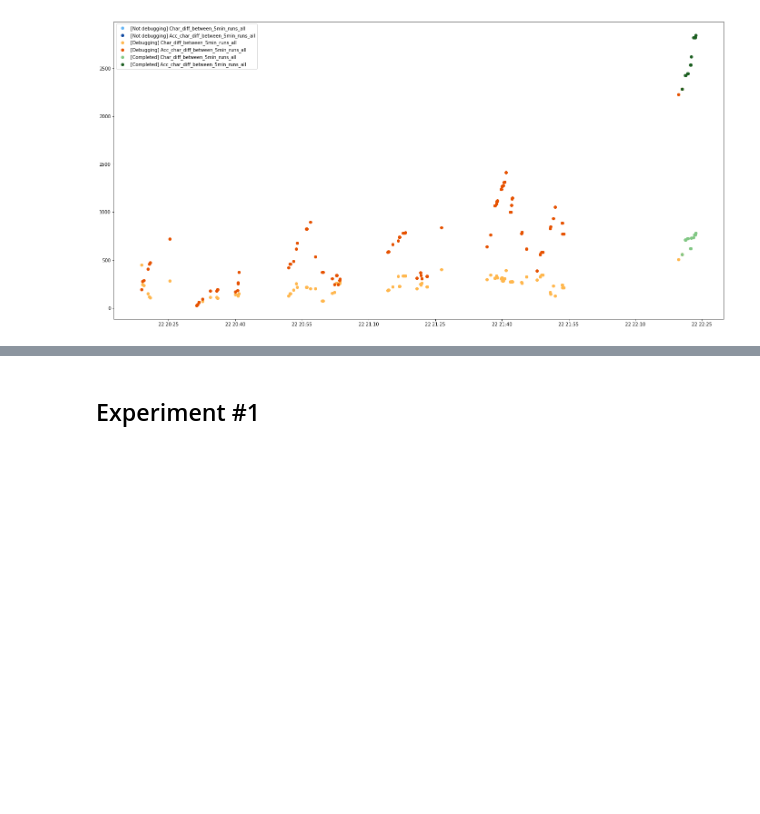
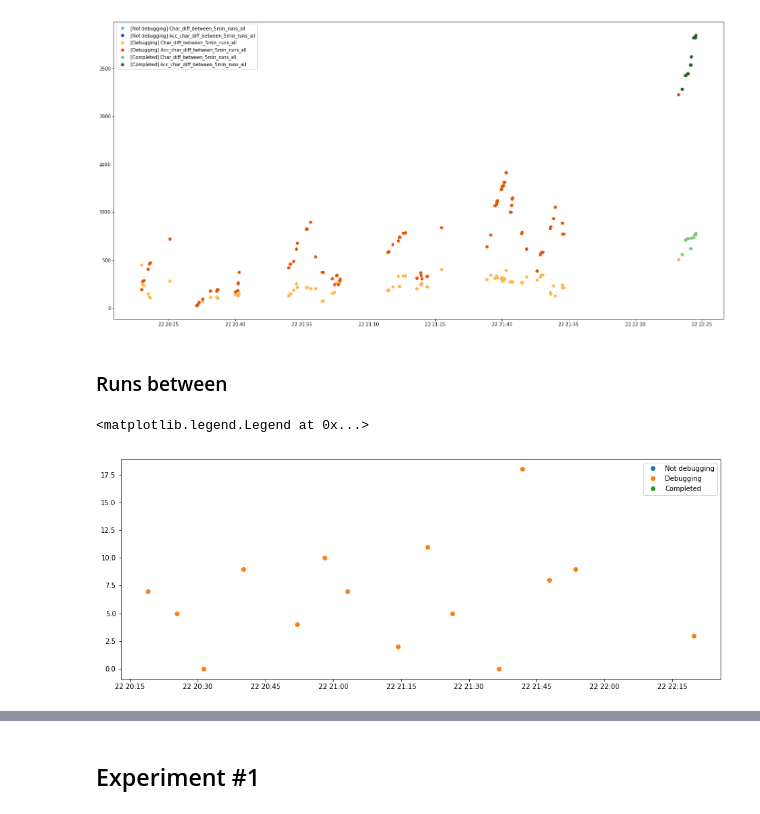
Before and after one commit to hermanmk/jexercise-data-analysis, a Jupyter notebook: Working modes.ipynb, the cells around one changed output, grey strips where cells are left out. Saved outputs shown, nothing was run; the diff lists cells and outputs as text; code cells hidden in the pictures; blank space fills up the shorter version.

Commit message:
Implemented a function for getting the diff based on lines.
Calculated and plotted new completion and runs columns.

```diff
--- a/Working modes.ipynb
+++ b/Working modes.ipynb
@@ -93,6 +93,12 @@ df['Acc_char_diff_between_5min_runs'] = np.nan
 
 df['Char_diff_between_5min_runs_all'] = np.nan
 df['Acc_char_diff_between_5min_runs_all'] = np.nan
+
+df['Completion_diff_between_5min_runs'] = np.nan
+df['Completion_diff_between_5min_runs_all'] = np.nan
+
+df['Runs_between_5min_runs'] = np.nan
+df['Runs_between_5min_runs_all'] = np.nan
 # %%
 only_runs = df[df.TotalRuns == 1]
 # %%
@@ -106,9 +112,16 @@ window_start = only_runs.iloc[0].name
 for i2 in range(1, len(only_runs)):
     cur_row = only_runs.iloc[i2]
     if cur_row.name - window_start >= dt.timedelta(seconds=5*60):
-        df.Char_diff_between_5min_runs.at[cur_row.name] = preprocessing_data.get_diff_length(only_runs.loc[window_start].SourceCode1,
+        prev_row = only_runs.loc[window_start]
+        df.Char_diff_between_5min_runs.at[cur_row.name] = preprocessing_data.get_diff_length(prev_row.SourceCode1,
                                                                             cur_row.SourceCode1)
         window_start = cur_row.name
+
+        # Completion
+        df.Completion_diff_between_5min_runs.at[cur_row.name] = cur_row.Completion1 - prev_row.Completion1
+
+        # Run freq
+        df.Runs_between_5min_runs.at[cur_row.name] = len(only_runs.loc[prev_row.name:cur_row.name]) - 2
 # %%
 period = dt.timedelta(seconds=5 * 60)
 # %%
@@ -122,6 +135,11 @@ for i3 in range(start_idx, len(only_runs)):
     prev_row = only_runs.iloc[only_runs.index.get_loc(only_runs.index[i3] - period, method='pad')]
     df.Char_diff_between_5min_runs_all.at[cur_row.name] = preprocessing_data.get_diff_length(prev_row.SourceCode1,
                                                                                              cur_row.SourceCode1)
+    # Completion
+    df.Completion_diff_between_5min_runs_all.at[cur_row.name] = cur_row.Completion1 - prev_row.Completion1
+
+    # Run freq
+    df.Runs_between_5min_runs_all.at[cur_row.name] = len(only_runs.loc[prev_row.name:cur_row.name]) - 2
 # %%
 # Accumulated character diff between runs
 cumsum = 0
@@ -230,3 +248,14 @@ plt.legend()
 # %% [output]
 <matplotlib.legend.Legend at 0x...>
 [figure]
+# %% [markdown]
+### Runs between
+# %%
+plt.figure(figsize=(16,6))
+plt.plot(only_runs[not_debugging].Runs_between_5min_runs, marker='o', linestyle="None", label='Not debugging')
+plt.plot(only_runs[debugging].Runs_between_5min_runs, marker='o', linestyle="None", label='Debugging')
+plt.plot(only_runs[completed].Runs_between_5min_runs, marker='o', linestyle="None", label='Completed')
+plt.legend()
+# %% [output]
+<matplotlib.legend.Legend at 0x...>
+[figure, added]
```
Also changed, not shown: parts of 8 cells of this notebook, 2 other files.
